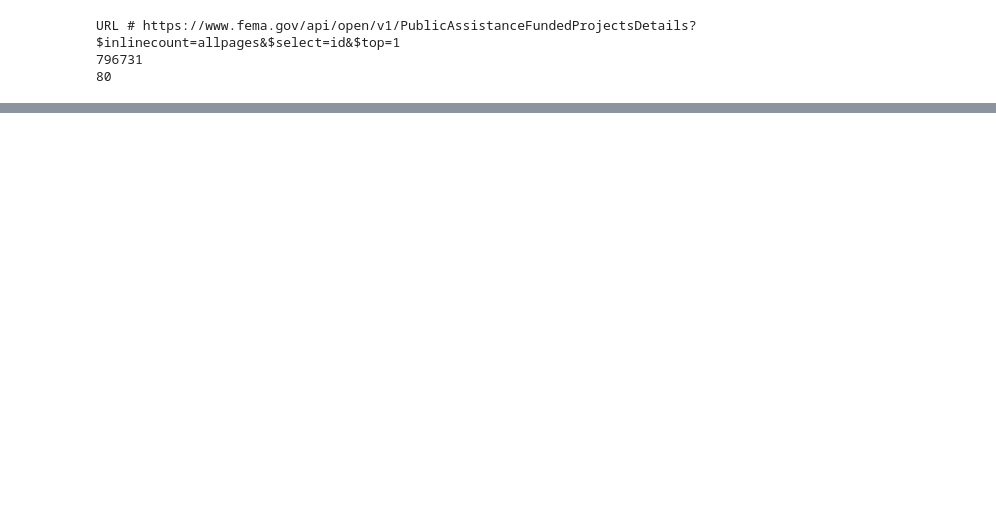
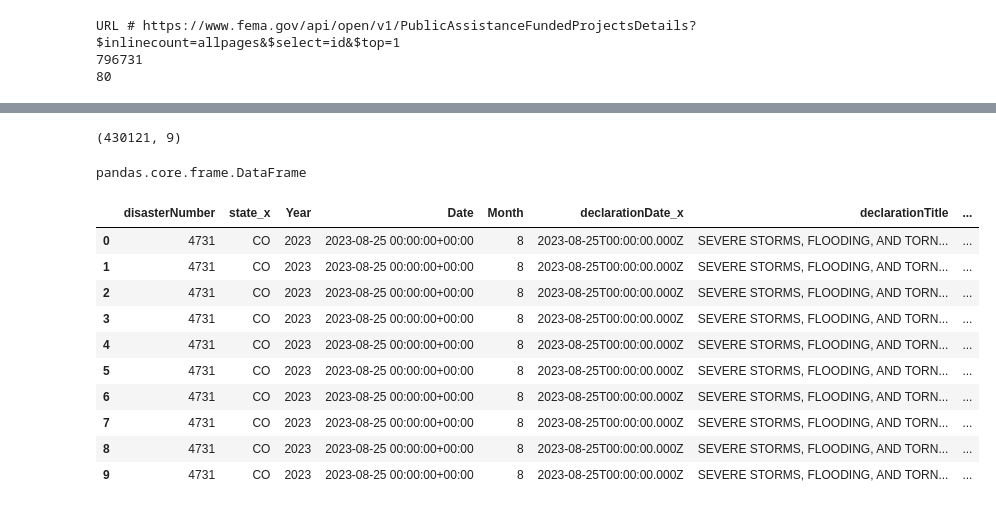
Before and after one commit to mikeszumski/Project_One_Repo, a Jupyter notebook: FEMADataAnalysis.ipynb, the cells around one changed output, grey strips where cells are left out. Cells and saved outputs as stored; diff of their text form; code cells hidden in the pictures; blank space fills up the shorter version.

```diff
--- a/FEMADataAnalysis.ipynb
+++ b/FEMADataAnalysis.ipynb
@@ -499,2 +829,24 @@ display(outbreakDataFrame['Month'].unique())
+# %%
+finalDataset.shape
+# %% [output]
+(430121, 9)
+# %%
+finalDataset.to_csv('DISASTER_ANALYSIS.csv'
+# %% [output]
+pandas.core.frame.DataFrame
 # %%
-#display(disasterSummary_Funding_Outbreak_DF.head())
+outbreakDataFrame.head(5)
+
+disasterSummaryAndFunding_DF.head(10)
+# %% [output]
+|  | disasterNumber | state_x | Year | Date | Month | declarationDate_x | declarationTitle | ... |
+| 0 | 4731 | CO | 2023 | 2023-08-25 00:00:00+00:00 | 8 | 2023-08-25T00:00:00.000Z | SEVERE STORMS, FLOODING, AND TORN... | ... |
+| 1 | 4731 | CO | 2023 | 2023-08-25 00:00:00+00:00 | 8 | 2023-08-25T00:00:00.000Z | SEVERE STORMS, FLOODING, AND TORN... | ... |
+| 2 | 4731 | CO | 2023 | 2023-08-25 00:00:00+00:00 | 8 | 2023-08-25T00:00:00.000Z | SEVERE STORMS, FLOODING, AND TORN... | ... |
+| 3 | 4731 | CO | 2023 | 2023-08-25 00:00:00+00:00 | 8 | 2023-08-25T00:00:00.000Z | SEVERE STORMS, FLOODING, AND TORN... | ... |
+| 4 | 4731 | CO | 2023 | 2023-08-25 00:00:00+00:00 | 8 | 2023-08-25T00:00:00.000Z | SEVERE STORMS, FLOODING, AND TORN... | ... |
+| 5 | 4731 | CO | 2023 | 2023-08-25 00:00:00+00:00 | 8 | 2023-08-25T00:00:00.000Z | SEVERE STORMS, FLOODING, AND TORN... | ... |
+| 6 | 4731 | CO | 2023 | 2023-08-25 00:00:00+00:00 | 8 | 2023-08-25T00:00:00.000Z | SEVERE STORMS, FLOODING, AND TORN... | ... |
+| 7 | 4731 | CO | 2023 | 2023-08-25 00:00:00+00:00 | 8 | 2023-08-25T00:00:00.000Z | SEVERE STORMS, FLOODING, AND TORN... | ... |
+| 8 | 4731 | CO | 2023 | 2023-08-25 00:00:00+00:00 | 8 | 2023-08-25T00:00:00.000Z | SEVERE STORMS, FLOODING, AND TORN... | ... |
+| 9 | 4731 | CO | 2023 | 2023-08-25 00:00:00+00:00 | 8 | 2023-08-25T00:00:00.000Z | SEVERE STORMS, FLOODING, AND TORN... | ... |
```
Also changed, not shown: parts of 30 cells of this notebook, 2 other files.
